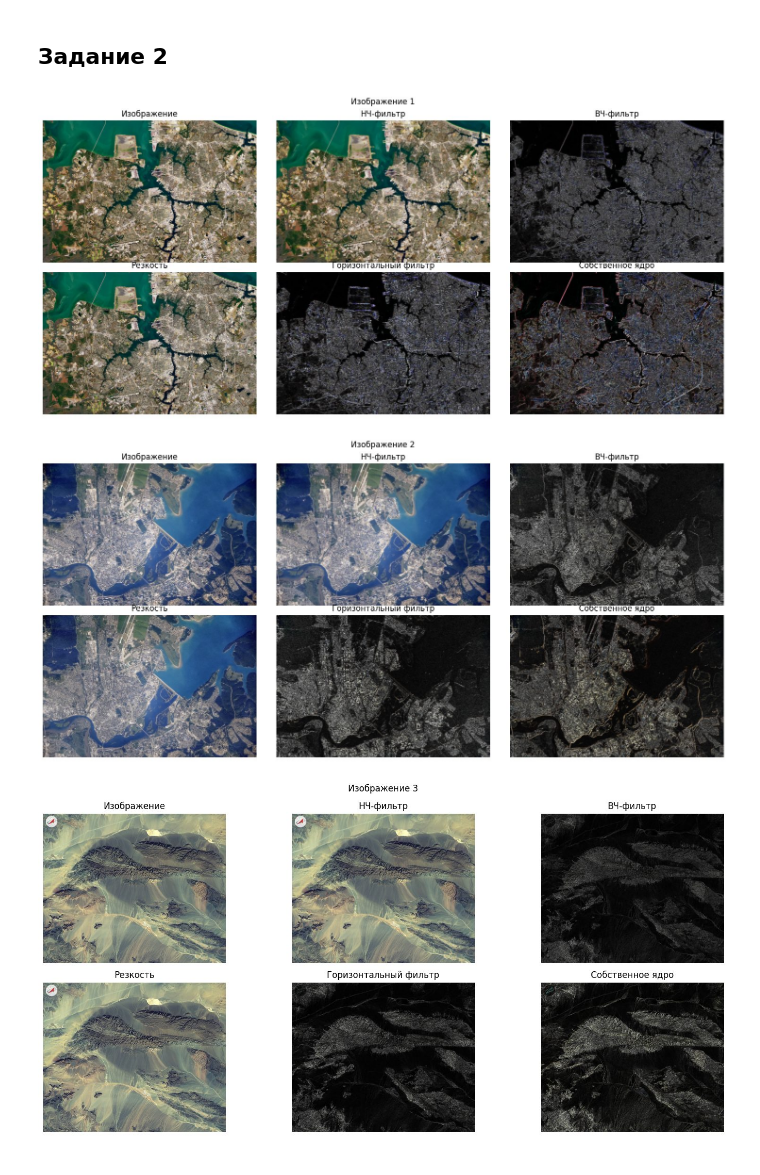
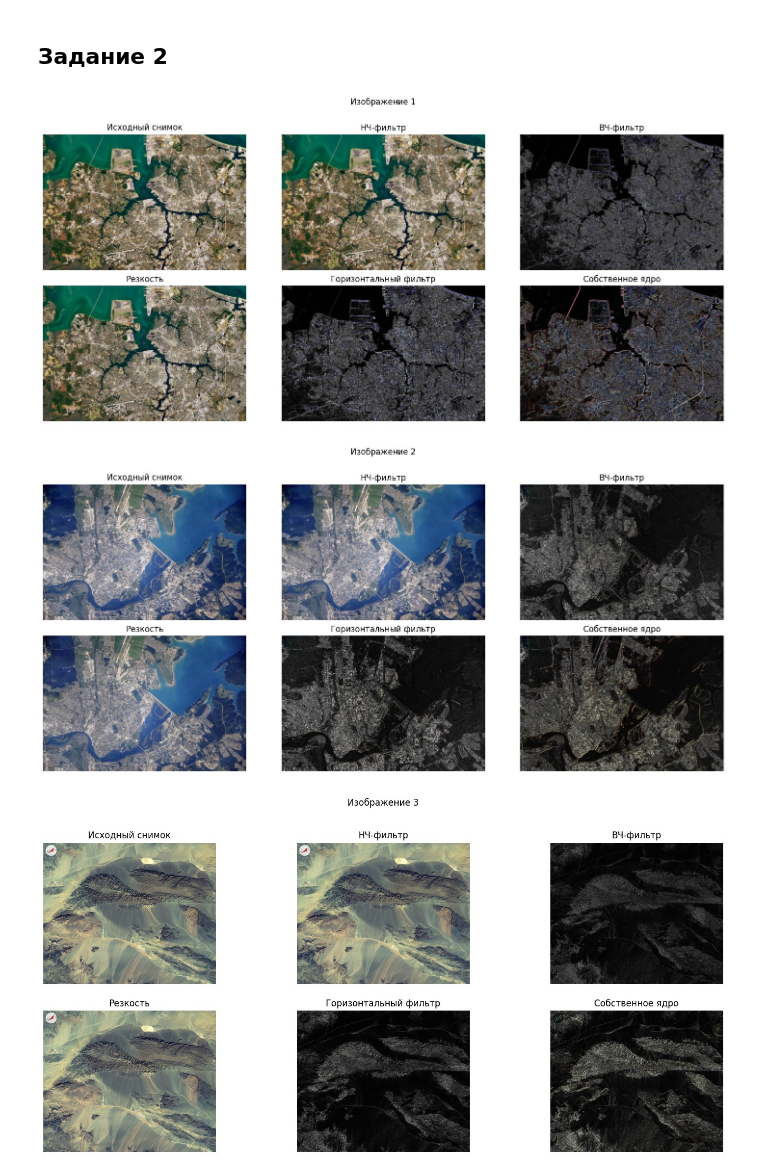
Before and after one commit to German121/image_processing, a Jupyter notebook: Задание 1/1B.ipynb, the cells around one changed output. Drawn from its saved outputs; the diff is of its cells as text; code cells hidden in the pictures.

```diff
--- a/Задание 1/1B.ipynb
+++ b/Задание 1/1B.ipynb
@@ -4,19 +4,17 @@
 from pathlib import Path
 from io import BytesIO
 from urllib.parse import quote
-from urllib.request import Request, urlopen
+from urllib.request import urlopen
 from zipfile import ZipFile
-import tempfile
 import cv2
 import numpy as np
 import matplotlib.pyplot as plt
 
-workdir = tempfile.TemporaryDirectory()
-folder = Path(workdir.name)
+folder = Path('1B_files')
 source = folder / 'images'
 results = folder / 'results'
-source.mkdir()
-results.mkdir()
+source.mkdir(parents=True, exist_ok=True)
+results.mkdir(parents=True, exist_ok=True)
 course_folder = '1. Фильтрация изображений с использованием свертки в Python'
 url = ('https://raw.githubusercontent.com/Alexandre77777/image_processing/main/'
        + quote(course_folder + '/Изображения.zip', safe='/'))
@@ -56,25 +54,25 @@ for path in paths:
 # %% [markdown]
 ## Задание 2
 # %%
-titles = ['Изображение', 'НЧ-фильтр', 'ВЧ-фильтр',
+titles = ['Исходный снимок', 'НЧ-фильтр', 'ВЧ-фильтр',
           'Резкость', 'Горизонтальный фильтр', 'Собственное ядро']
 for number, path in enumerate(paths, 1):
     images = [cv2.imread(str(path))]
     for name, _, _, _ in filters:
         images.append(cv2.imread(str(results / f'{path.stem}_{name}.png')))
     fig, axes = plt.subplots(2, 3, figsize=(15, 7))
     fig.suptitle(f'Изображение {number}')
     for ax, title, image in zip(axes.flat, titles, images):
         h, w = image.shape[:2]
         scale = min(1, 650 / max(h, w))
         small = cv2.resize(image, (round(w * scale), round(h * scale)), interpolation=cv2.INTER_AREA)
         ax.imshow(cv2.cvtColor(small, cv2.COLOR_BGR2RGB))
         ax.set_title(title)
         ax.axis('off')
-    fig.tight_layout()
+    fig.tight_layout(h_pad=2, rect=(0, 0, 1, 0.96))
     plt.show()
     plt.close(fig)
 # %% [output]
-[figure, old version]
+[figure, new version]
-[figure, old version]
+[figure, new version]
-[figure, old version]
+[figure, new version]
```
Also changed, not shown: parts of 5 cells of this notebook.
